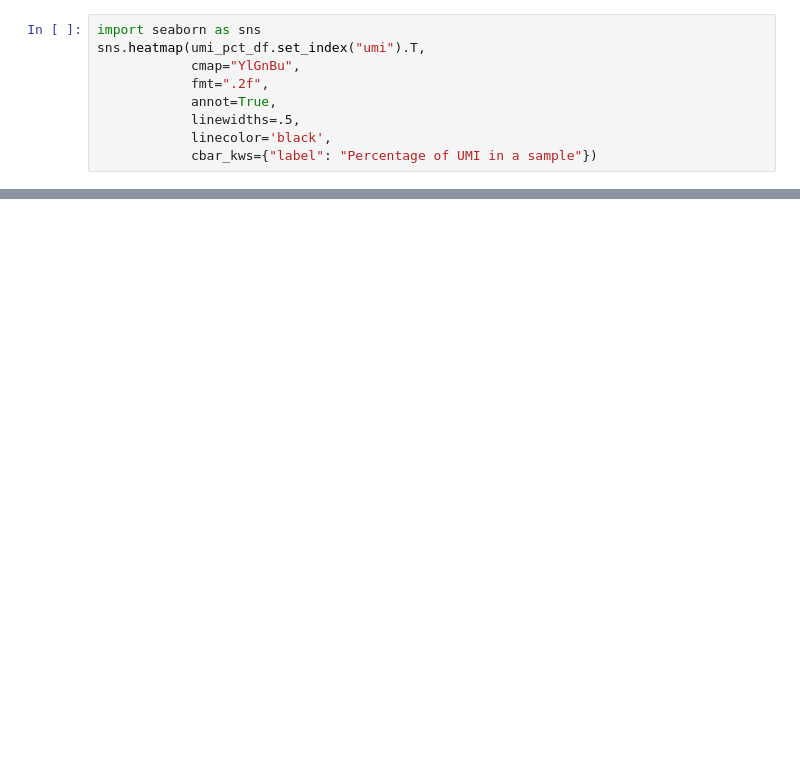
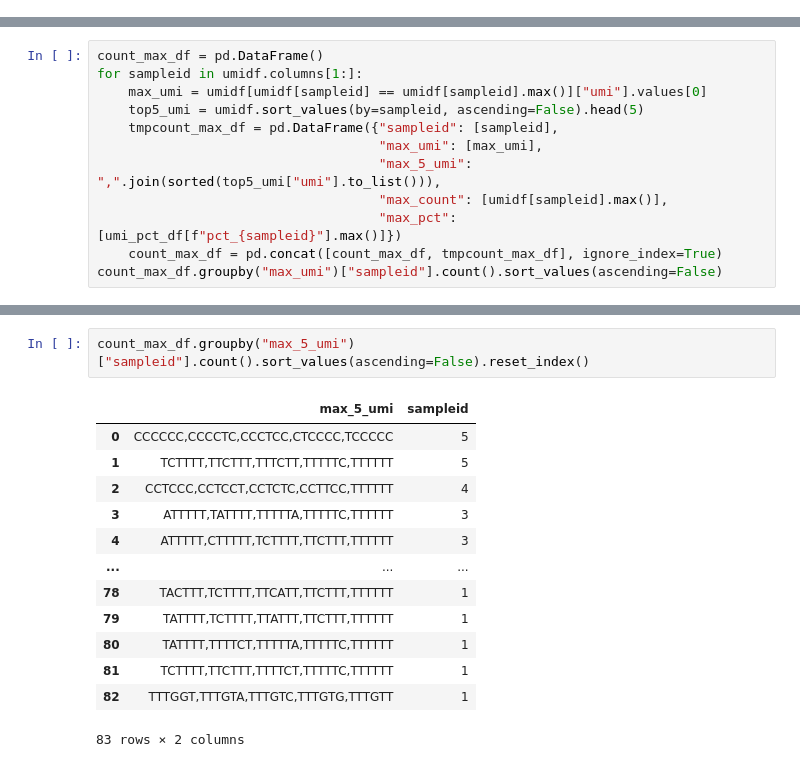
Before and after one commit to hieunguyen4193/ampliconSeq_UMI, a Jupyter notebook: data_analysis/02_UMI_diversity_analysis.ipynb, the cells around one changed output, grey strips where cells are left out. Cells and saved outputs as stored; diff of their text form; blank space fills up the shorter version.

```diff
--- a/data_analysis/02_UMI_diversity_analysis.ipynb
+++ b/data_analysis/02_UMI_diversity_analysis.ipynb
@@ -31,9 +50,0 @@ umi_pct_df = umi_pct_df.fillna(0)
-# %%
-import seaborn as sns
-sns.heatmap(umi_pct_df.set_index("umi").T,
-            cmap="YlGnBu",
-            fmt=".2f",
-            annot=True,
-            linewidths=.5,
-            linecolor='black',
-            cbar_kws={"label": "Percentage of UMI in a sample"})
@@ -57,0 +58,12 @@ umi_pct_df
+# %%
+count_max_df = pd.DataFrame()
+for sampleid in umidf.columns[1:]:
+    max_umi = umidf[umidf[sampleid] == umidf[sampleid].max()]["umi"].values[0]
+    top5_umi = umidf.sort_values(by=sampleid, ascending=False).head(5)
+    tmpcount_max_df = pd.DataFrame({"sampleid": [sampleid],
+                                    "max_umi": [max_umi],
+                                    "max_5_umi": ",".join(sorted(top5_umi["umi"].to_list())),
+                                    "max_count": [umidf[sampleid].max()],
+                                    "max_pct": [umi_pct_df[f"pct_{sampleid}"].max()]})
+    count_max_df = pd.concat([count_max_df, tmpcount_max_df], ignore_index=True)
+count_max_df.groupby("max_umi")["sampleid"].count().sort_values(ascending=False)
@@ -57,0 +88,16 @@ umi_pct_df
+# %%
+count_max_df.groupby("max_5_umi")["sampleid"].count().sort_values(ascending=False).reset_index()
+# %% [output]
+|  | max_5_umi | sampleid |
+| 0 | CCCCCC,CCCCTC,CCCTCC,CTCCCC,TCCCCC | 5 |
+| 1 | TCTTTT,TTCTTT,TTTCTT,TTTTTC,TTTTTT | 5 |
+| 2 | CCTCCC,CCTCCT,CCTCTC,CCTTCC,TTTTTT | 4 |
+| 3 | ATTTTT,TATTTT,TTTTTA,TTTTTC,TTTTTT | 3 |
+| 4 | ATTTTT,CTTTTT,TCTTTT,TTCTTT,TTTTTT | 3 |
+| ... | ... | ... |
+| 78 | TACTTT,TCTTTT,TTCATT,TTCTTT,TTTTTT | 1 |
+| 79 | TATTTT,TCTTTT,TTATTT,TTCTTT,TTTTTT | 1 |
+| 80 | TATTTT,TTTTCT,TTTTTA,TTTTTC,TTTTTT | 1 |
+| 81 | TCTTTT,TTCTTT,TTTTCT,TTTTTC,TTTTTT | 1 |
+| 82 | TTTGGT,TTTGTA,TTTGTC,TTTGTG,TTTGTT | 1 |
+83 rows × 2 columns
```
Also changed, not shown: parts of 9 cells of this notebook, 6 other files.
